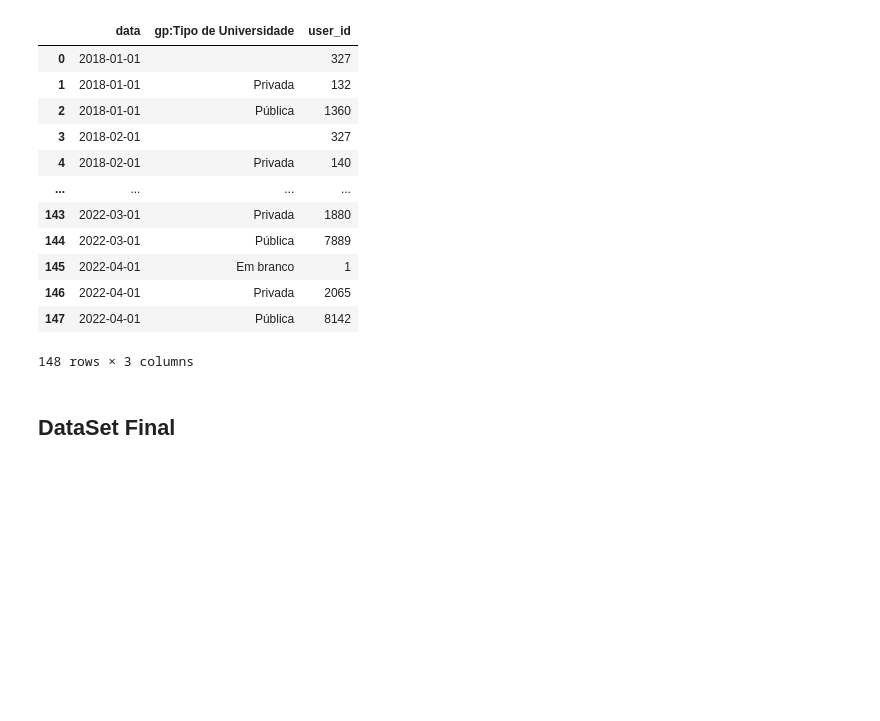
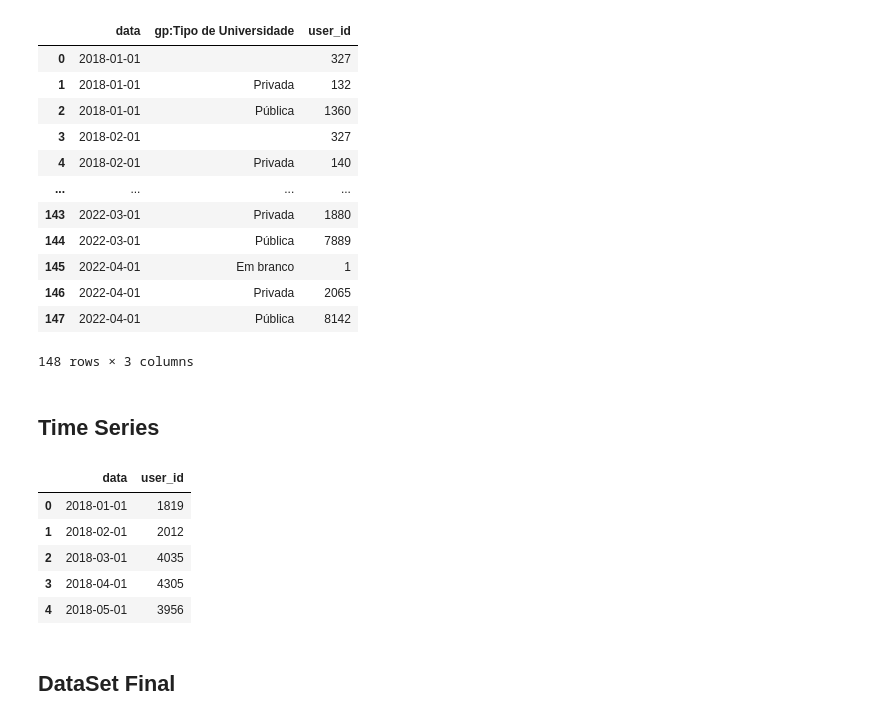
Before and after one commit to thiago-osorio/digital-house, a Jupyter notebook: projeto_integrador/Notebooks/projeto_integrador.ipynb, the cells around one changed output. Cells and saved outputs as stored; diff of their text form; code cells hidden in the pictures; blank space fills up the shorter version.

```diff
--- a/projeto_integrador/Notebooks/projeto_integrador.ipynb
+++ b/projeto_integrador/Notebooks/projeto_integrador.ipynb
@@ -416,3 +418,14 @@ fig = go.Figure(data=[
 
 fig.update_layout(font=dict(color='black'), barmode='stack', title_text='Proporção das Vendas por Tipo de Universidade')
 fig.show()
+# %% [markdown]
+## Time Series
+# %%
+vendas.head()
+# %% [output]
+|  | data | user_id |
+| 0 | 2018-01-01 | 1819 |
+| 1 | 2018-02-01 | 2012 |
+| 2 | 2018-03-01 | 4035 |
+| 3 | 2018-04-01 | 4305 |
+| 4 | 2018-05-01 | 3956 |
```
Also changed, not shown: parts of 6 cells of this notebook, 1 other file.
